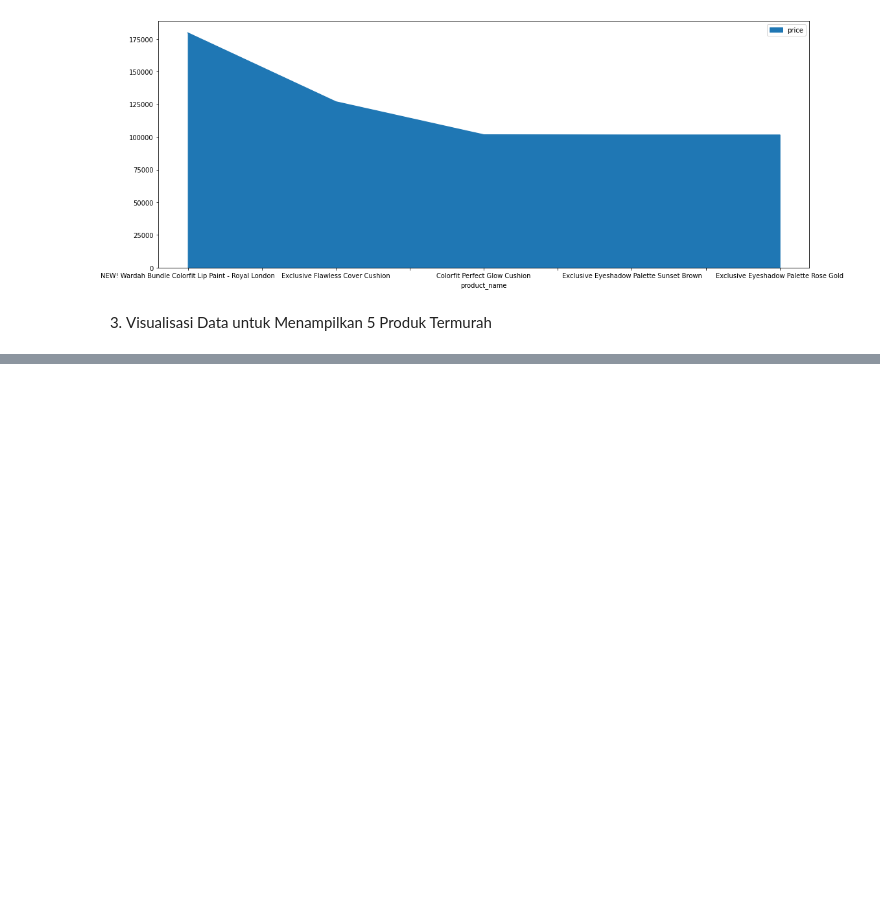
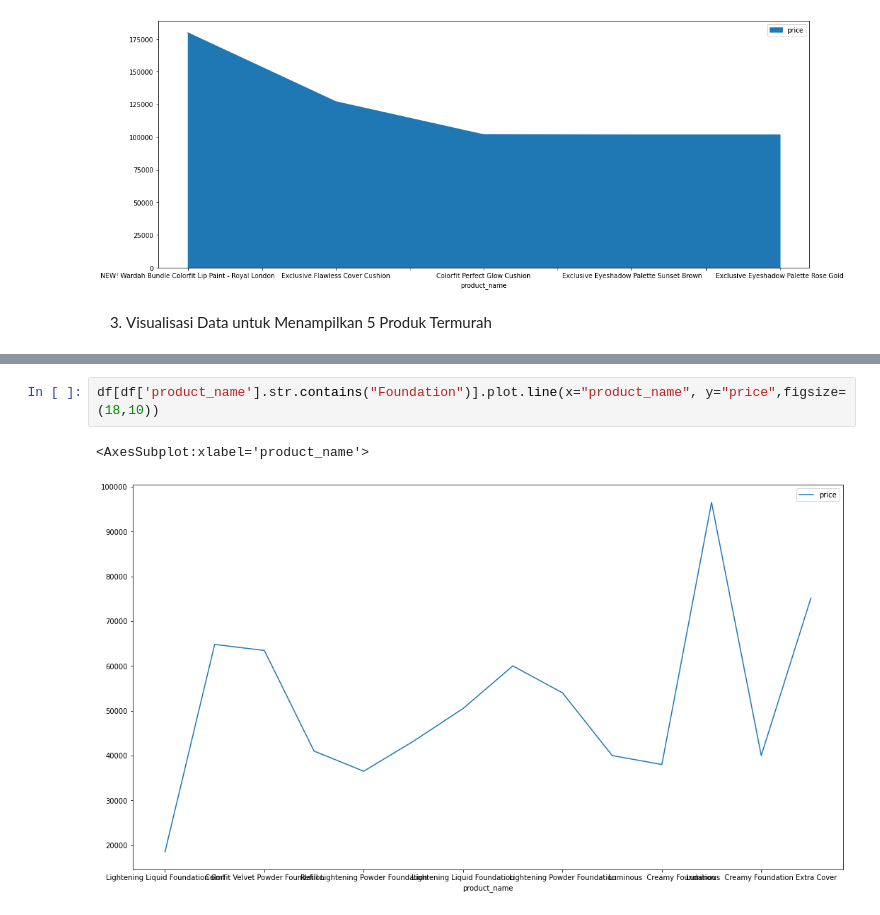
Before and after one commit to wargabasdat/Seleksi-2022-Tugas-1, a Jupyter notebook: Visualisasi Data/visualisasi.ipynb, the cells around one changed output, grey strips where cells are left out. Saved outputs shown, nothing was run; the diff lists cells and outputs as text; blank space fills up the shorter version.

```diff
--- a/Visualisasi Data/visualisasi.ipynb
+++ b/Visualisasi Data/visualisasi.ipynb
@@ -43,0 +44,5 @@ smallest5.plot.line(x="product_name",y="price",figsize=(18,7))
+# %%
+df[df['product_name'].str.contains("Foundation")].plot.line(x="product_name", y="price",figsize=(18,10))
+# %% [output]
+<AxesSubplot:xlabel='product_name'>
+[figure, added]
```
Also changed, not shown: parts of 3 cells of this notebook.
